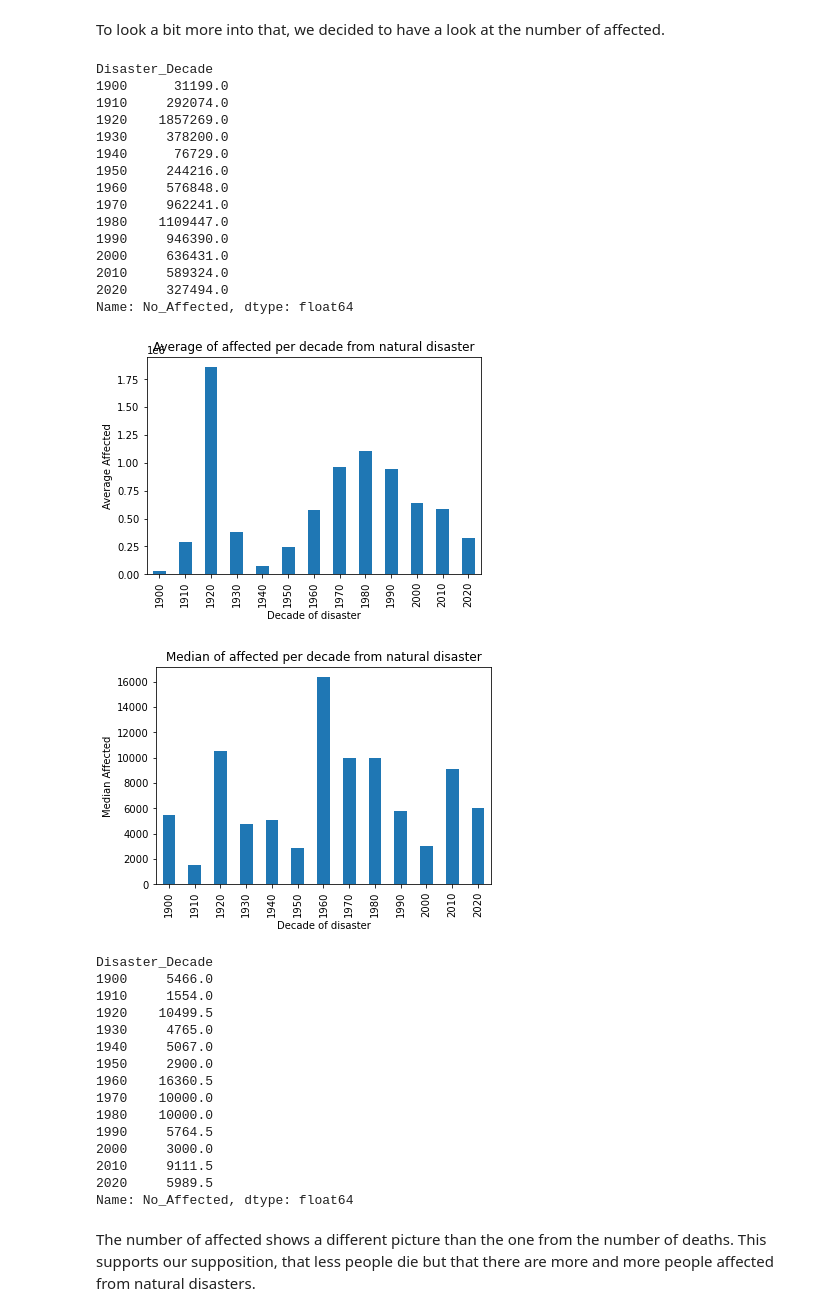
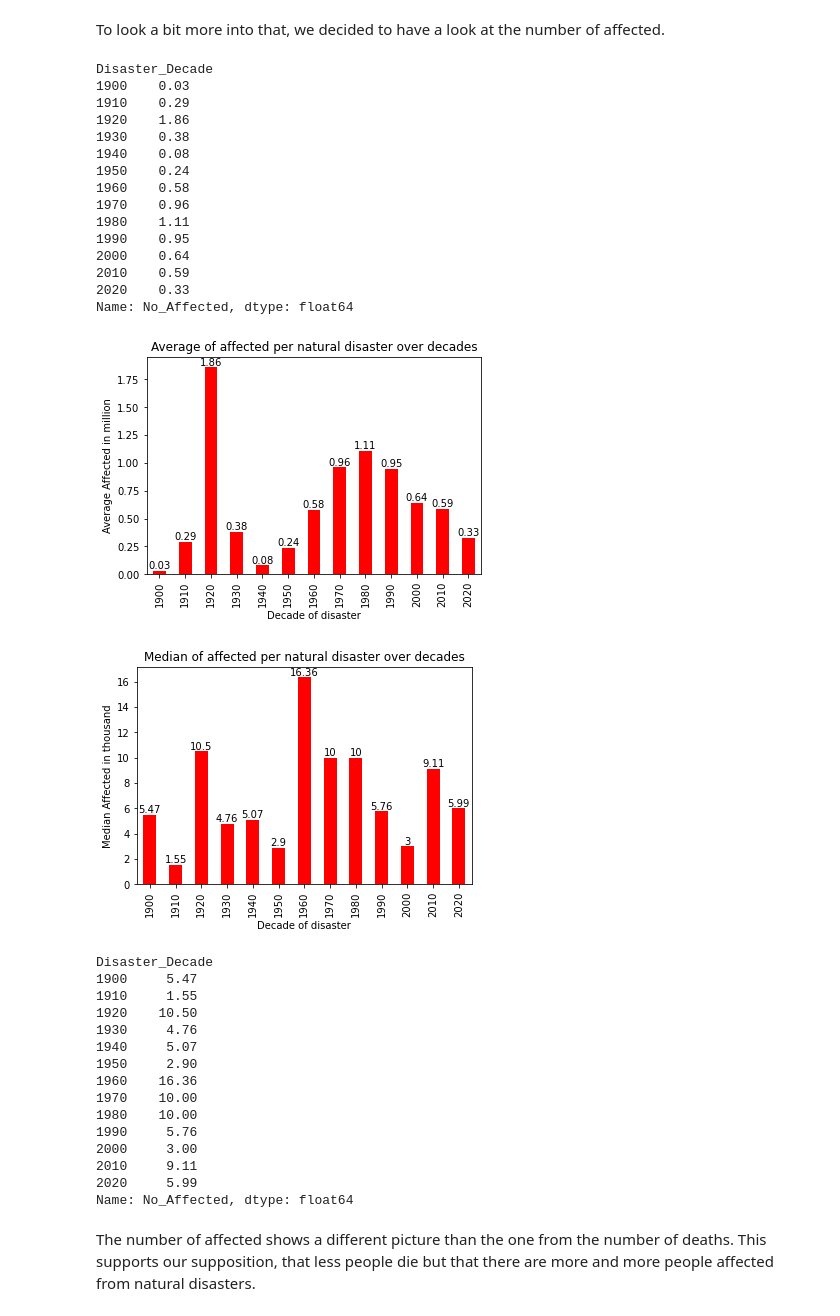
Before and after one commit to r-Files/DOPP, a Jupyter notebook: jupyter_notebooks/lab_question_a.ipynb, the cells around one changed output. Cells and saved outputs as stored; diff of their text form; code cells hidden in the pictures.

```diff
--- a/jupyter_notebooks/lab_question_a.ipynb
+++ b/jupyter_notebooks/lab_question_a.ipynb
@@ -168,58 +154,60 @@ To look a bit more into that, we decided to have a look at the number of affecte
 df['No_Affected'] = df[["Total_Affected"]]
 # %%
 # calc mean affected, per Decade and plot them in a bar plot
-means_aff = df.groupby(["Disaster_Decade"]).mean()['No_Affected'].round()
+means_aff = round(df.groupby(["Disaster_Decade"]).mean()['No_Affected'].round()/1_000_000,2)
 #plt.subplot(1, 2,1)
-ax = means_aff.plot(kind = 'bar')
-ax.set_ylabel('Average Affected')
+ax = means_aff.plot(kind = 'bar', figsize = (6,4), color ="red")
+ax.set_ylabel('Average Affected in million')
 ax.set_xlabel ('Decade of disaster')
-ax.set_title('Average of affected per decade from natural disaster')
+ax.set_title('Average of affected per natural disaster over decades')
 print(means_aff)
+ax.bar_label(ax.containers[0])
 plt.show()
 
 # calc median deaths, per Decade and plot them in a bar plot
-medians_aff = df.groupby(["Disaster_Decade"]).median()['No_Affected']
+medians_aff = round(df.groupby(["Disaster_Decade"]).median()['No_Affected']/1_000,2)
 #plt.subplot(1, 2,2)
 plt.tight_layout()
-ax = medians_aff.plot(kind = 'bar')
-ax.set_ylabel('Median Affected')
+ax = medians_aff.plot(kind = 'bar', figsize = (6,4), color ="red")
+ax.set_ylabel('Median Affected in thousand')
 ax.set_xlabel ('Decade of disaster')
-ax.set_title('Median of affected per decade from natural disaster')
+ax.set_title('Median of affected per natural disaster over decades')
+ax.bar_label(ax.containers[0])
 plt.show()
 
 print(medians_aff)
 # %% [output]
 Disaster_Decade
-1900      31199.0
-1910     292074.0
-1920    1857269.0
-1930     378200.0
-1940      76729.0
-1950     244216.0
-1960     576848.0
-1970     962241.0
-1980    1109447.0
-1990     946390.0
-2000     636431.0
-2010     589324.0
-2020     327494.0
+1900    0.03
+1910    0.29
+1920    1.86
+1930    0.38
+1940    0.08
+1950    0.24
+1960    0.58
+1970    0.96
+1980    1.11
+1990    0.95
+2000    0.64
+2010    0.59
+2020    0.33
 Name: No_Affected, dtype: float64
-[figure, old version]
+[figure, new version]
-[figure, old version]
+[figure, new version]
 Disaster_Decade
-1900     5466.0
-1910     1554.0
-1920    10499.5
-1930     4765.0
-1940     5067.0
-1950     2900.0
-1960    16360.5
-1970    10000.0
-1980    10000.0
-1990     5764.5
-2000     3000.0
-2010     9111.5
-2020     5989.5
+1900     5.47
+1910     1.55
+1920    10.50
+1930     4.76
+1940     5.07
+1950     2.90
+1960    16.36
+1970    10.00
+1980    10.00
+1990     5.76
+2000     3.00
+2010     9.11
+2020     5.99
 Name: No_Affected, dtype: float64
 # %% [markdown]
 The number of affected shows a different picture than the one from the number of deaths. This supports our supposition, that less people die but that there are more and more people affected from natural disasters.
```
Also changed, not shown: parts of 18 cells of this notebook.
